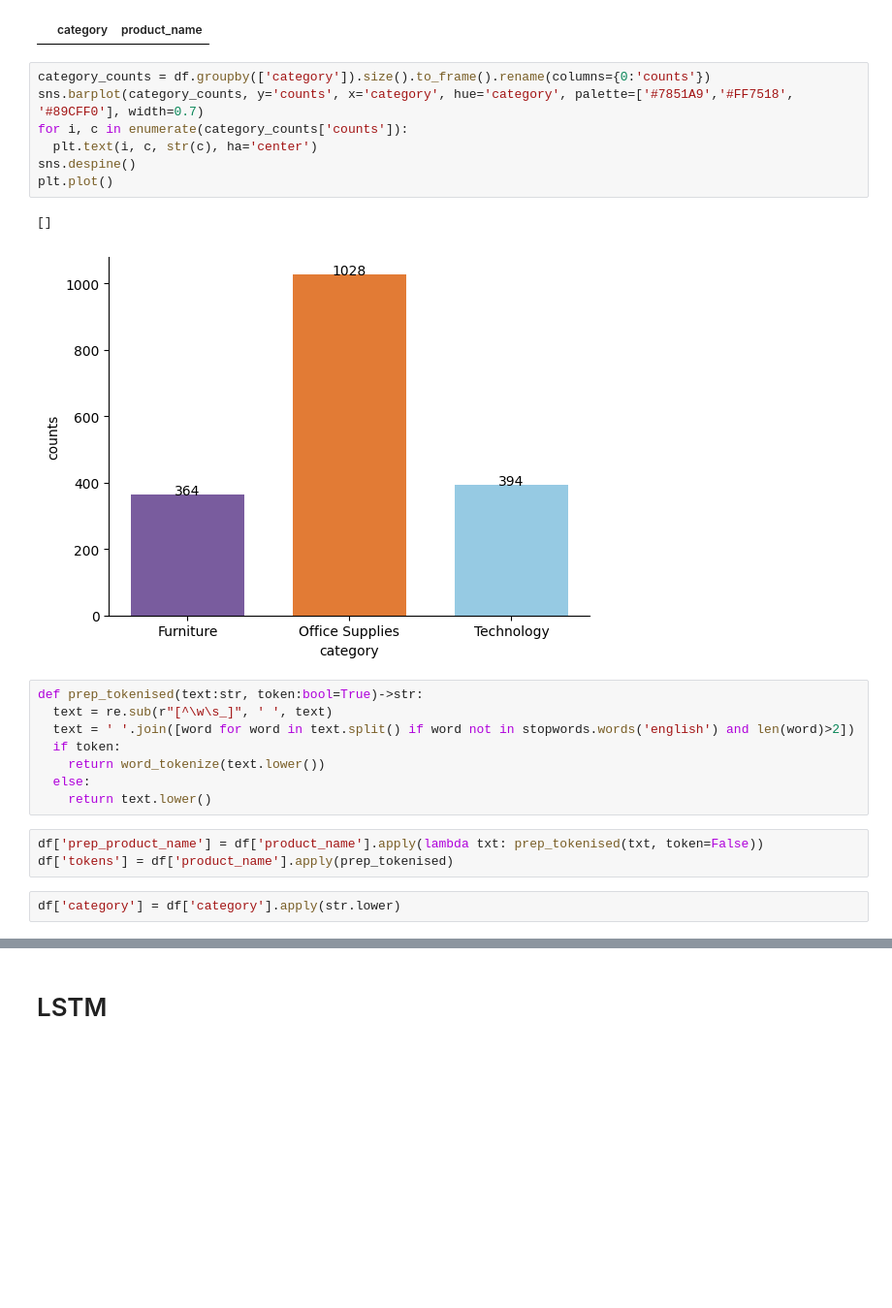
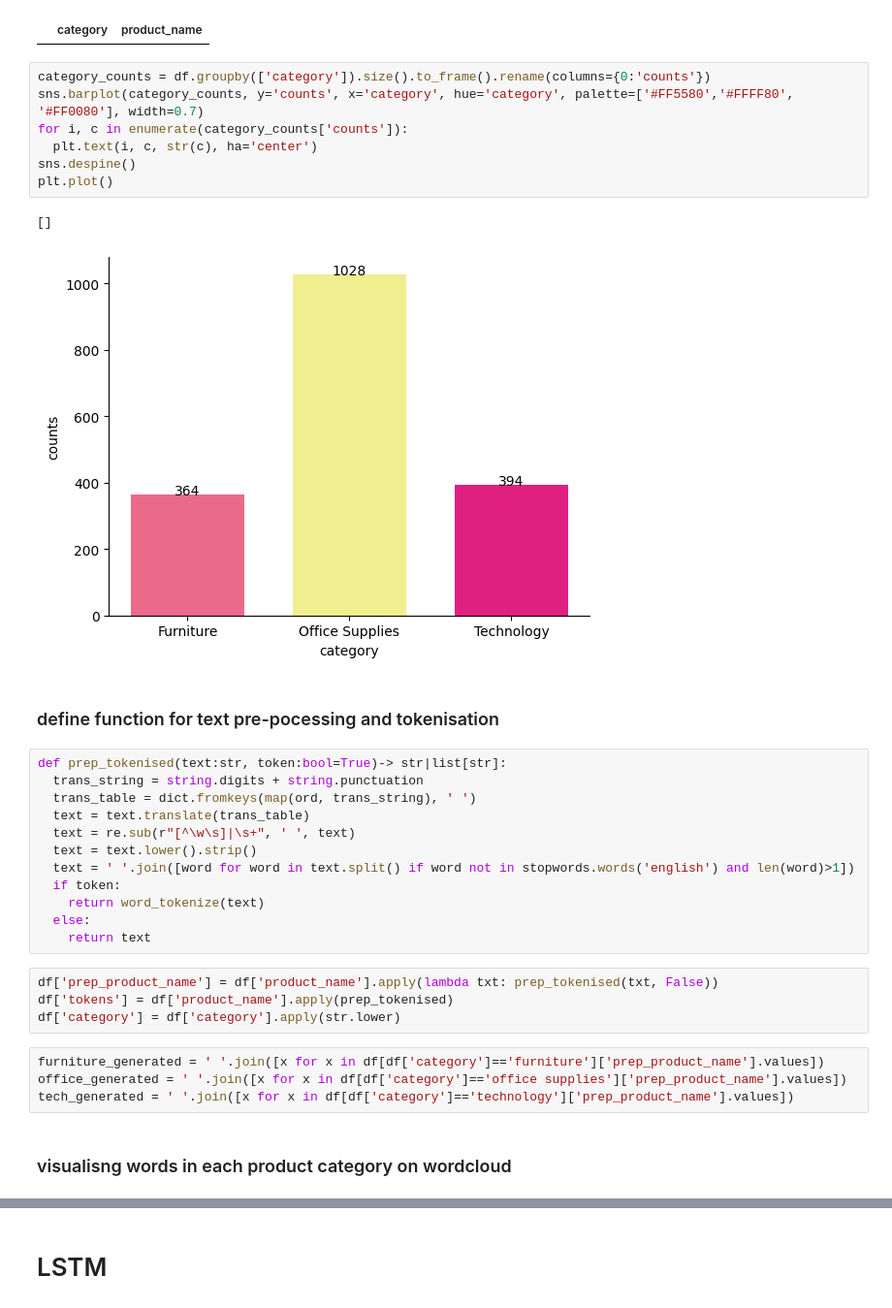
Before and after one commit to gdayjilljiw/sql-based-project, a Jupyter notebook: superstore-nlp-product-classification/product_classification.ipynb, the cells around one changed output, grey strips where cells are left out. Shown at 97% size. Cells and saved outputs as stored; diff of their text form; blank space fills up the shorter version.

```diff
--- a/superstore-nlp-product-classification/product_classification.ipynb
+++ b/superstore-nlp-product-classification/product_classification.ipynb
@@ -49,24 +63,35 @@ df.loc[df['product_name'].duplicated()]
 |  | category | product_name |
 # %%
 category_counts = df.groupby(['category']).size().to_frame().rename(columns={0:'counts'})
-sns.barplot(category_counts, y='counts', x='category', hue='category', palette=['#7851A9','#FF7518', '#89CFF0'], width=0.7)
+sns.barplot(category_counts, y='counts', x='category', hue='category', palette=['#FF5580','#FFFF80', '#FF0080'], width=0.7)
 for i, c in enumerate(category_counts['counts']):
   plt.text(i, c, str(c), ha='center')
 sns.despine()
 plt.plot()
 # %% [output]
 []
-[figure, old version]
+[figure, new version]
+# %% [markdown]
+### define function for text pre-pocessing and tokenisation
 # %%
-def prep_tokenised(text:str, token:bool=True)->str:
-  text = re.sub(r"[^\w\s_]", ' ', text)
-  text = ' '.join([word for word in text.split() if word not in stopwords.words('english') and len(word)>2])
+def prep_tokenised(text:str, token:bool=True)-> str|list[str]:
+  trans_string = string.digits + string.punctuation
+  trans_table = dict.fromkeys(map(ord, trans_string), ' ')
+  text = text.translate(trans_table)
+  text = re.sub(r"[^\w\s]|\s+", ' ', text)
+  text = text.lower().strip()
+  text = ' '.join([word for word in text.split() if word not in stopwords.words('english') and len(word)>1])
   if token:
-    return word_tokenize(text.lower())
+    return word_tokenize(text)
   else:
-    return text.lower()
+    return text
 # %%
-df['prep_product_name'] = df['product_name'].apply(lambda txt: prep_tokenised(txt, token=False))
+df['prep_product_name'] = df['product_name'].apply(lambda txt: prep_tokenised(txt, False))
 df['tokens'] = df['product_name'].apply(prep_tokenised)
+df['category'] = df['category'].apply(str.lower)
-# %%
-df['category'] = df['category'].apply(str.lower)
+# %%
+furniture_generated = ' '.join([x for x in df[df['category']=='furniture']['prep_product_name'].values])
+office_generated = ' '.join([x for x in df[df['category']=='office supplies']['prep_product_name'].values])
+tech_generated = ' '.join([x for x in df[df['category']=='technology']['prep_product_name'].values])
+# %% [markdown]
+### visualisng words in each product category on wordcloud
```
Also changed, not shown: parts of 67 cells of this notebook, 2 other files.
